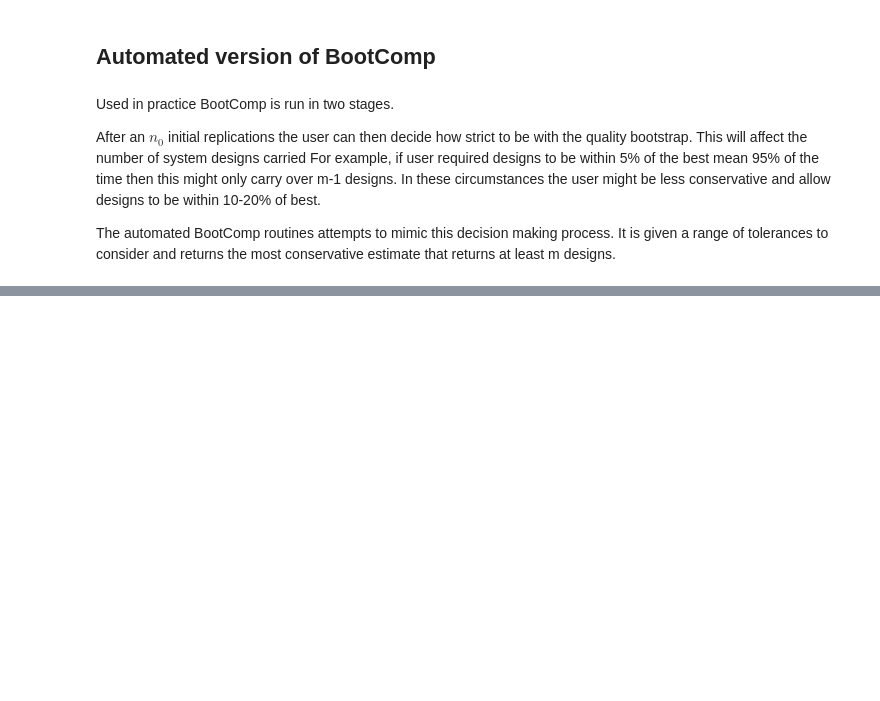
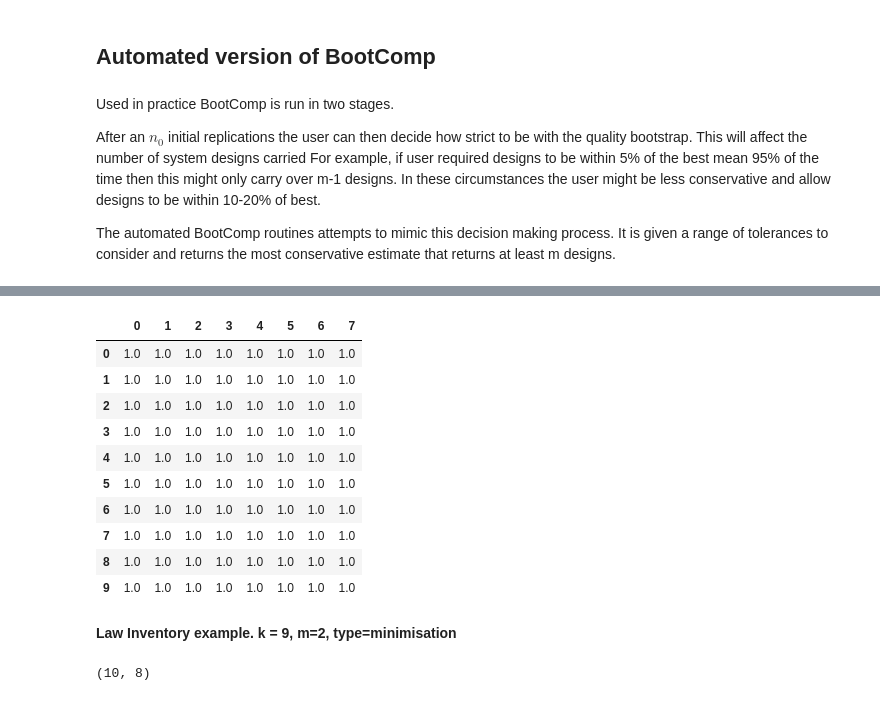
Before and after one commit to CLAHRCWessex/subset-selection-problem, a Jupyter notebook: BootComp_Experiments.ipynb, the cells around one changed output, grey strips where cells are left out. Cells and saved outputs as stored; diff of their text form; code cells hidden in the pictures; blank space fills up the shorter version.

```diff
--- a/BootComp_Experiments.ipynb
+++ b/BootComp_Experiments.ipynb
@@ -273,6 +269,3 @@ def experiment_1():
                                true_top_m,
                                x1, y1, x2, y2, boots)
     return css
-# %%
-css = experiment_1()
-#print(pd.DataFrame(css))
@@ -296,0 +278,35 @@ Wall time: 7.24 s
+# %%
+def experiment_2():
+    T = 1000
+    increment_t = 100
+    min_budget = 300
+    n_0 = 20
+    n_experiments = 10
+    x1 = 0.3
+    y1 = 0.8
+    x2 = 0.2
+    y2 = 0.95
+    boots = 1000
+    m = 3
+
+    #specific to this implementation
+    ifile_name = 'data/EGLaw_CRN.csv'
+
+    #info for correct selection
+    true_top_m = np.array([6, 7, 8])
+
+    #incremental budgets 200, 400, .... T
+    budgets = get_budgets(T, min_budget, increment_t)
+
+    #generate experimental dataset
+    experiments = experiments_dependent_samples(ifile_name,
+                                                boots=n_experiments)
+
+    #run numerical experiment
+    css = numerical_experiment(experiments,
+                               budgets,
+                               m,
+                               n_0,
+                               true_top_m,
+                               x1, y1, x2, y2, boots)
+    return css
@@ -296,0 +380,2 @@ Wall time: 7.24 s
+# %%
+results_law_max = experiment_2()
@@ -296,0 +386,16 @@ Wall time: 7.24 s
+# %%
+pd.DataFrame(results_law_max)
+# %% [output]
+|  | 0 | 1 | 2 | 3 | 4 | 5 | 6 | 7 |
+| 0 | 1.0 | 1.0 | 1.0 | 1.0 | 1.0 | 1.0 | 1.0 | 1.0 |
+| 1 | 1.0 | 1.0 | 1.0 | 1.0 | 1.0 | 1.0 | 1.0 | 1.0 |
+| 2 | 1.0 | 1.0 | 1.0 | 1.0 | 1.0 | 1.0 | 1.0 | 1.0 |
+| 3 | 1.0 | 1.0 | 1.0 | 1.0 | 1.0 | 1.0 | 1.0 | 1.0 |
+| 4 | 1.0 | 1.0 | 1.0 | 1.0 | 1.0 | 1.0 | 1.0 | 1.0 |
+| 5 | 1.0 | 1.0 | 1.0 | 1.0 | 1.0 | 1.0 | 1.0 | 1.0 |
+| 6 | 1.0 | 1.0 | 1.0 | 1.0 | 1.0 | 1.0 | 1.0 | 1.0 |
+| 7 | 1.0 | 1.0 | 1.0 | 1.0 | 1.0 | 1.0 | 1.0 | 1.0 |
+| 8 | 1.0 | 1.0 | 1.0 | 1.0 | 1.0 | 1.0 | 1.0 | 1.0 |
+| 9 | 1.0 | 1.0 | 1.0 | 1.0 | 1.0 | 1.0 | 1.0 | 1.0 |
+# %% [markdown]
+**Law Inventory example. k = 9, m=2, type=minimisation**
@@ -296,0 +404,4 @@ Wall time: 7.24 s
+# %%
+results_law_min.shape
+# %% [output]
+(10, 8)
```
Also changed, not shown: parts of 21 cells of this notebook, 5 other files.
